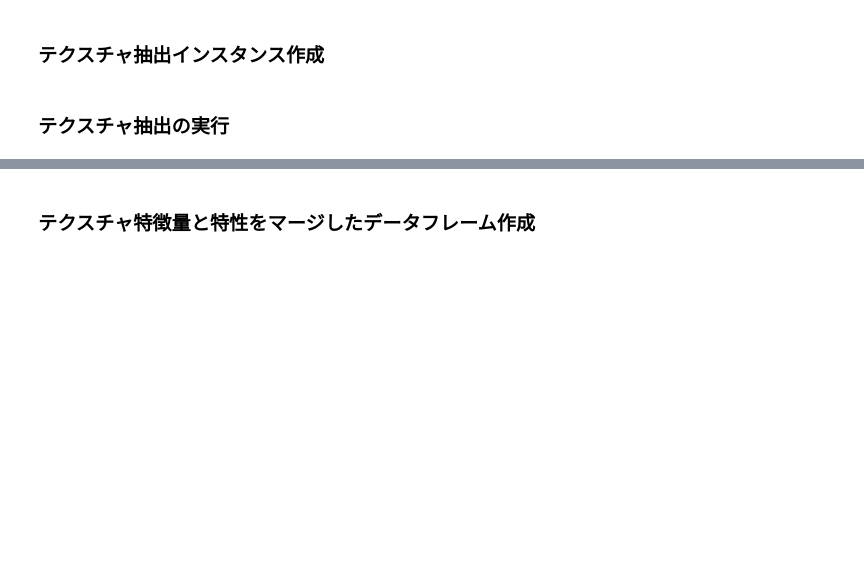
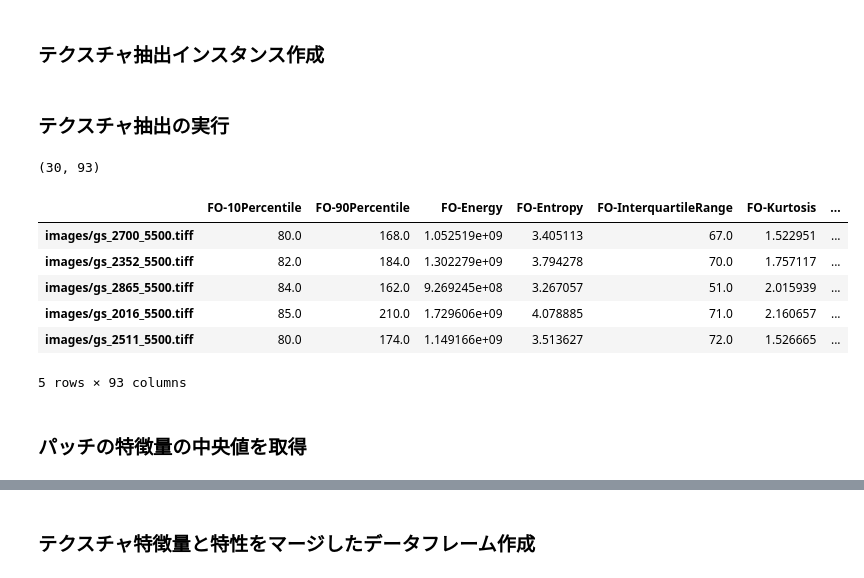
Before and after one commit to murakami9916/texture_extractor, a Jupyter notebook: tutorial.ipynb, the cells around one changed output, grey strips where cells are left out. Saved outputs shown, nothing was run; the diff lists cells and outputs as text; code cells hidden in the pictures; blank space fills up the shorter version.

```diff
--- a/tutorial.ipynb
+++ b/tutorial.ipynb
@@ -38,8 +41,22 @@ texture_extractor = TextureExtractor()
 # %%
 df = pd.DataFrame()
 for index, row in dataseet.iterrows():
     image = np.array( Image.open(index).convert('L') )
     image_array = np.array(image)
     mask_array = np.ones(image_array.shape)
     result = texture_extractor.get_texture_feature(image_array, mask_array)
     df = pd.concat([df, pd.DataFrame(result, index=[index])])
+
+print(df.shape)
+df.head()
+# %% [output]
+(30, 93)
+|  | FO-10Percentile | FO-90Percentile | FO-Energy | FO-Entropy | FO-InterquartileRange | FO-Kurtosis | ... |
+| images/gs_2700_5500.tiff | 80.0 | 168.0 | 1.052519e+09 | 3.405113 | 67.0 | 1.522951 | ... |
+| images/gs_2352_5500.tiff | 82.0 | 184.0 | 1.302279e+09 | 3.794278 | 70.0 | 1.757117 | ... |
+| images/gs_2865_5500.tiff | 84.0 | 162.0 | 9.269245e+08 | 3.267057 | 51.0 | 2.015939 | ... |
+| images/gs_2016_5500.tiff | 85.0 | 210.0 | 1.729606e+09 | 4.078885 | 71.0 | 2.160657 | ... |
+| images/gs_2511_5500.tiff | 80.0 | 174.0 | 1.149166e+09 | 3.513627 | 72.0 | 1.526665 | ... |
+5 rows × 93 columns
+# %% [markdown]
+### パッチの特徴量の中央値を取得
```
Also changed, not shown: parts of 6 cells of this notebook, 1 other file.
